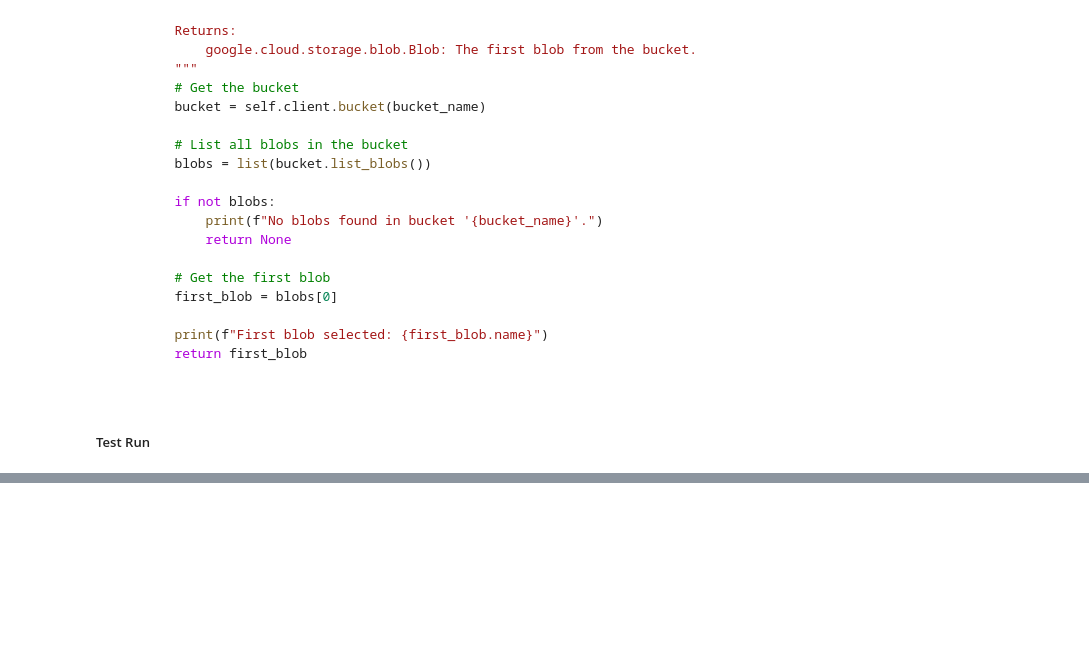
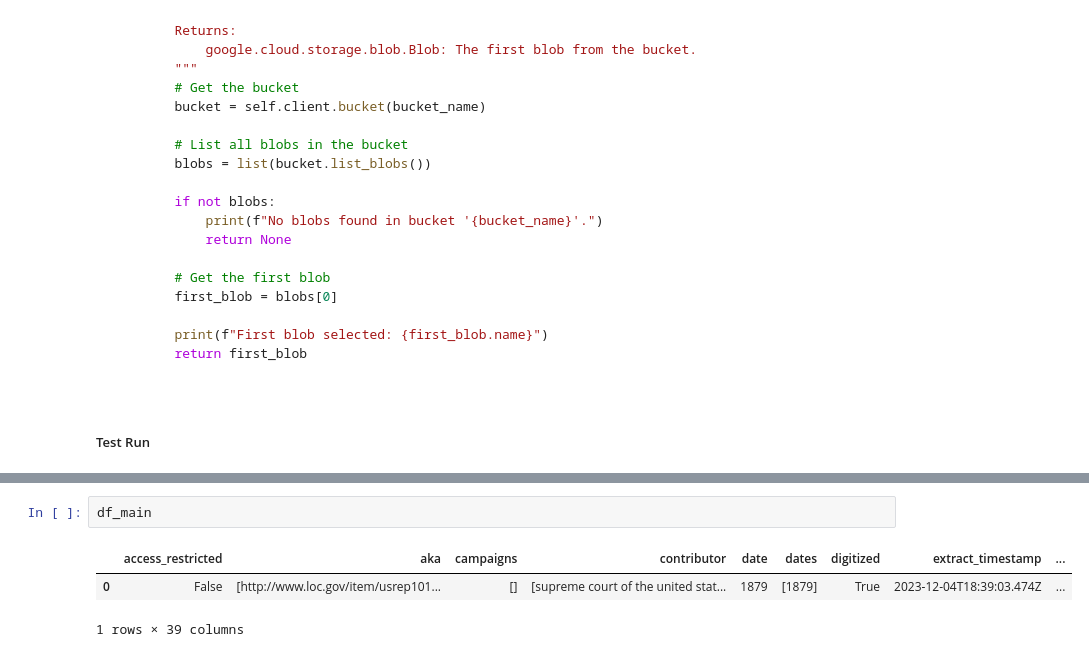
Before and after one commit to justin-napolitano/loc_normalizer, a Jupyter notebook: src/testing.ipynb, the cells around one changed output, grey strips where cells are left out. Saved outputs shown, nothing was run; the diff lists cells and outputs as text; blank space fills up the shorter version.

```diff
--- a/src/testing.ipynb
+++ b/src/testing.ipynb
@@ -274,0 +702,6 @@ AttributeError: 'GCSClient' object has no attribute 'pop_blob'
+# %%
+df_main
+# %% [output]
+|  | access_restricted | aka | campaigns | contributor | date | dates | digitized | extract_timestamp | ... |
+| 0 | False | [http://www.loc.gov/item/usrep101... | [] | [supreme court of the united stat... | 1879 | [1879] | True | 2023-12-04T18:39:03.474Z | ... |
+1 rows × 39 columns
```
Also changed, not shown: parts of 35 cells of this notebook, 2 other files.
